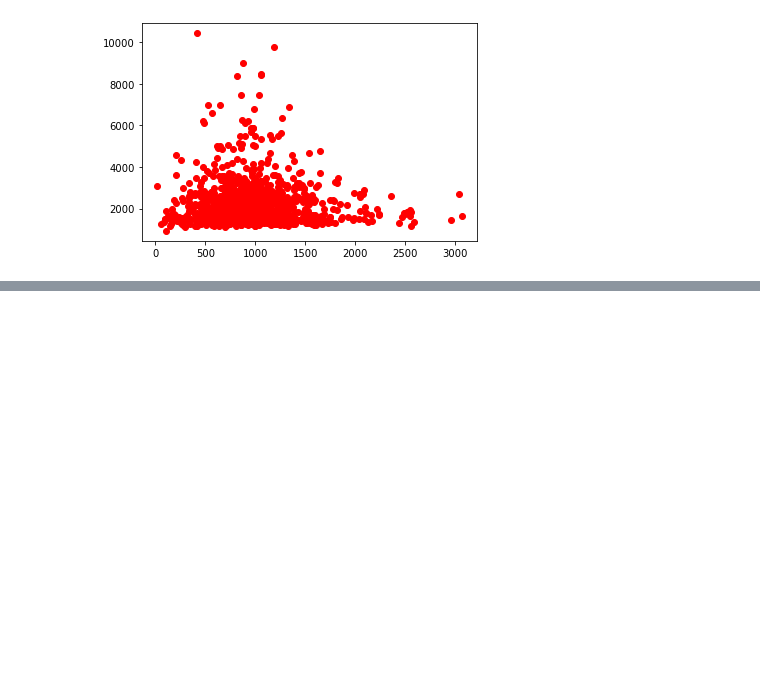
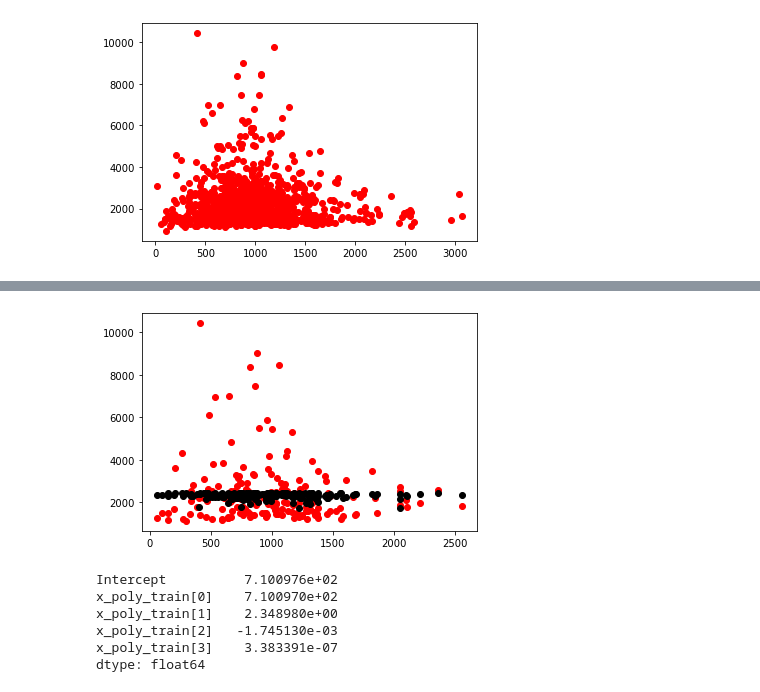
Before and after one commit to CS-433/ml-project-2-transcripted_cherry, a Jupyter notebook: Jupyter notebooks/nuclei_regression.ipynb, the cells around one changed output, grey strips where cells are left out. Saved outputs shown, nothing was run; the diff lists cells and outputs as text; code cells hidden in the pictures; blank space fills up the shorter version.

```diff
--- a/Jupyter notebooks/nuclei_regression.ipynb
+++ b/Jupyter notebooks/nuclei_regression.ipynb
@@ -179,0 +303,9 @@ np.sum(mean_intensity)
+# %%
+#show predicted things
+plt.plot(x_test, y_test, 'ro')
+plt.plot(x_test, y_test_pred, 'ro',color = 'black')
+#plt.yscale("log")
+#plt.xscale("log")
+plt.show()
+# %% [output]
+[figure, added]
@@ -179,0 +314,9 @@ np.sum(mean_intensity)
+# %%
+result.params
+# %% [output]
+Intercept          7.100976e+02
+x_poly_train[0]    7.100970e+02
+x_poly_train[1]    2.348980e+00
+x_poly_train[2]   -1.745130e-03
+x_poly_train[3]    3.383391e-07
+dtype: float64
```
Also changed, not shown: parts of 15 cells of this notebook.
